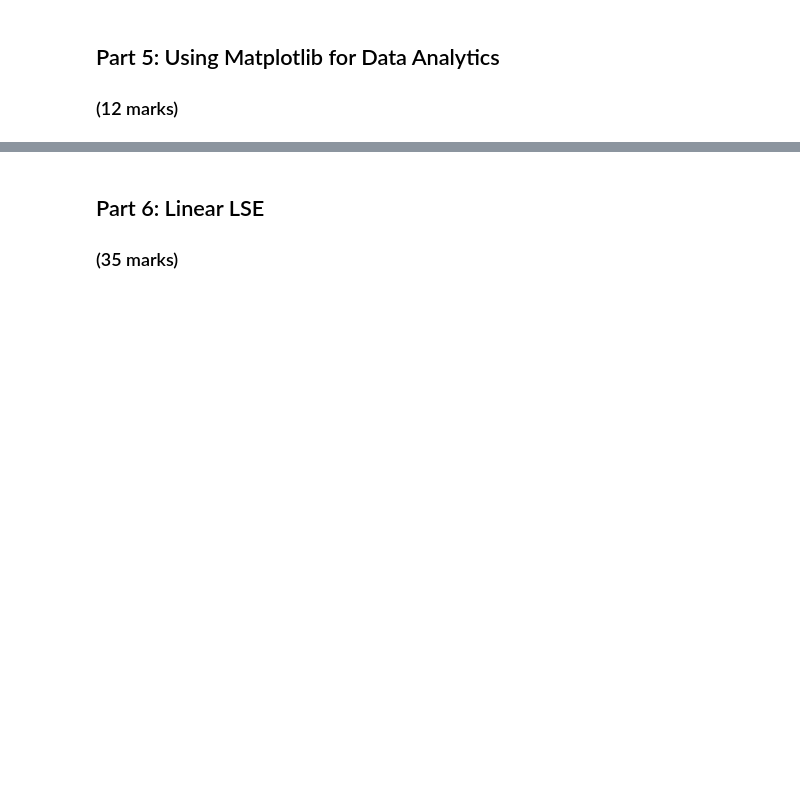
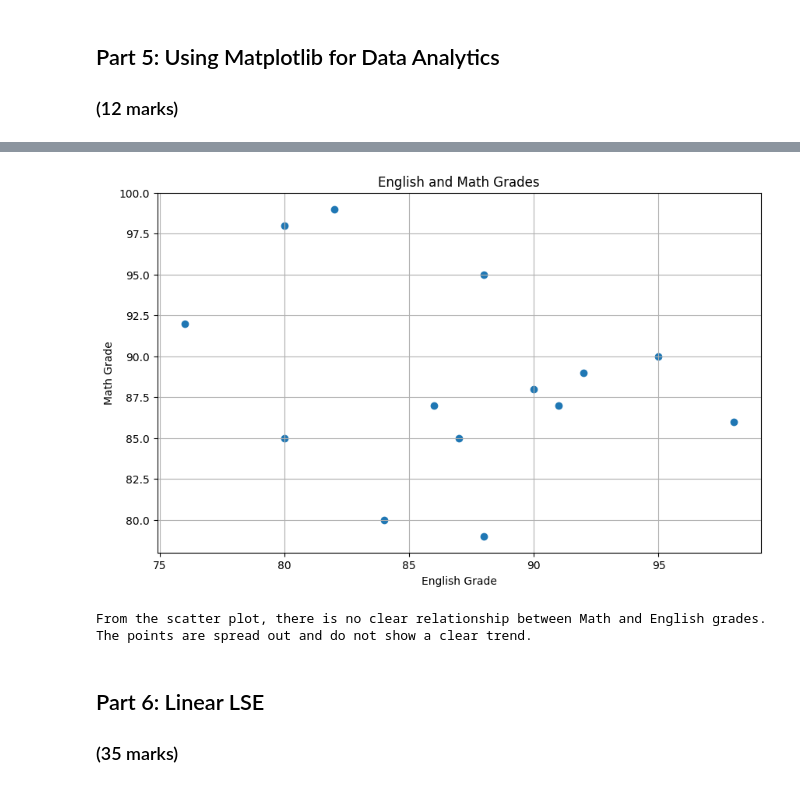
Before and after one commit to caydincleland/ENGG680_2025_Fall_group8Fork, a Jupyter notebook: Lab_Assignment1/Assignment1.ipynb, the cells around one changed output, grey strips where cells are left out. Drawn from its saved outputs; the diff is of its cells as text; code cells hidden in the pictures; blank space fills up the shorter version.

```diff
--- a/Lab_Assignment1/Assignment1.ipynb
+++ b/Lab_Assignment1/Assignment1.ipynb
@@ -741,26 +749,35 @@ plt.show()
 # %%
 # Let's also use matplotlib to display a scatter plot of English vs. Math grades
 # Scatter plots are useful for seeing the relationship between two variables
 plt.figure(figsize=(10, 6))
 
 # Step 1: Use .scatter(x_data, y_data) to create a scatter plot using the English grades on the x-axis, and Math grades on the y-axis
 # (2 mark)
 #
-
+plt.scatter(df_studentGrades['englishGrade'], df_studentGrades['mathGrade'])
 # Step 1: Properly label the x and y axes as well as the title of your plot.
 # (3 marks)
 #
+plt.xlabel('English Grade')
+plt.ylabel('Math Grade')
+plt.title('English and Math Grades')
 plt.grid(True)
 
 # Step 2: Output an image file for the scatter plot with a descriptive file name
 # (1 mark)
 #
-
+plt.savefig('English and Math Grades.png')
 plt.show()
+# %% [output]
+[figure, added]
 # %%
 # From the scatter plot, is there a relationship between the Math and English grades?
 # (1 mark)
 #
+print("From the scatter plot, there is no clear relationship between Math and English grades. "
+      "The points are spread out and do not show a clear trend.")
+# %% [output]
+From the scatter plot, there is no clear relationship between Math and English grades. The points are spread out and do not show a clear trend.
 # %% [markdown]
 ## Part 6: Linear LSE
 ### (35 marks)
```
Also changed, not shown: parts of 2 cells of this notebook.
